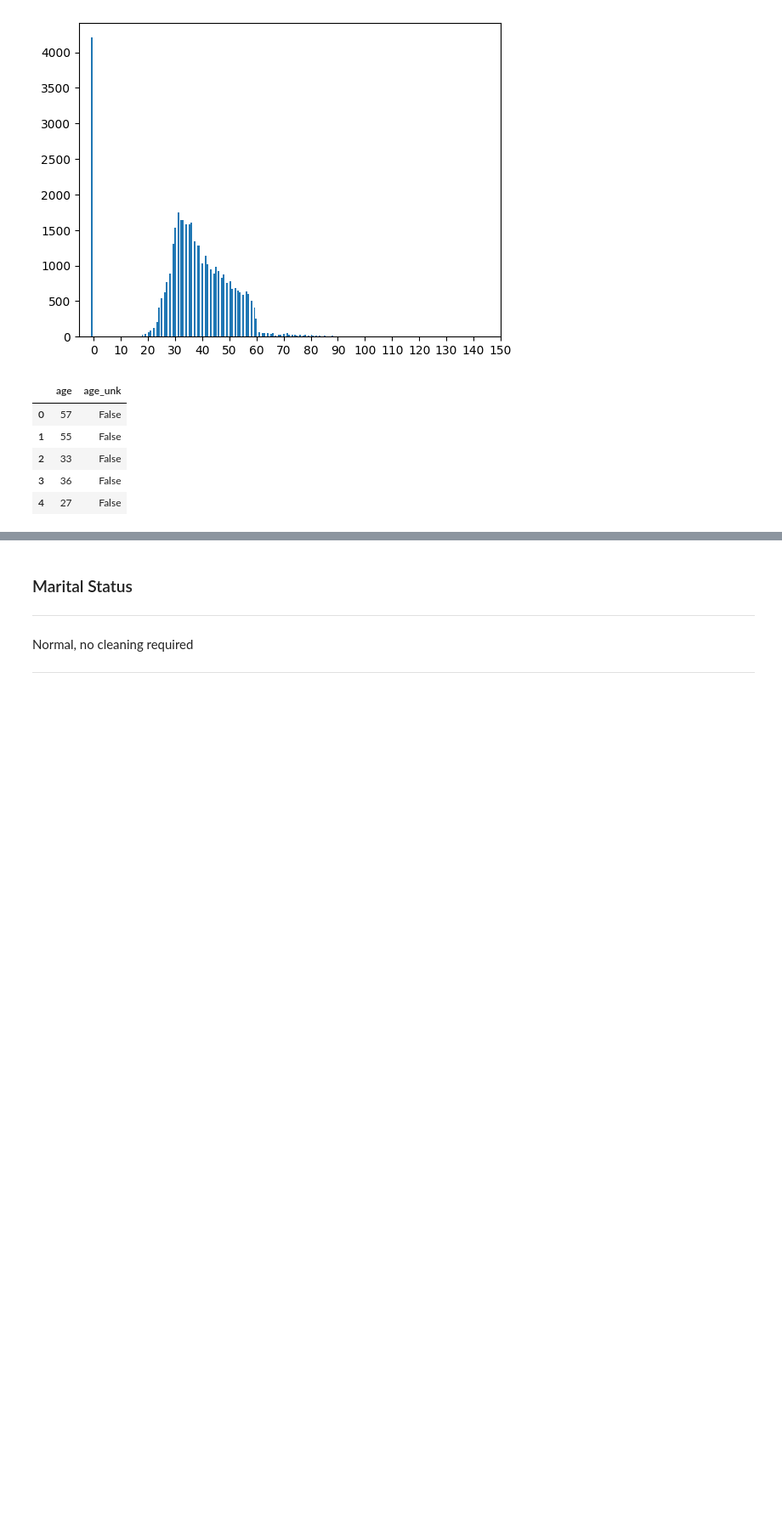
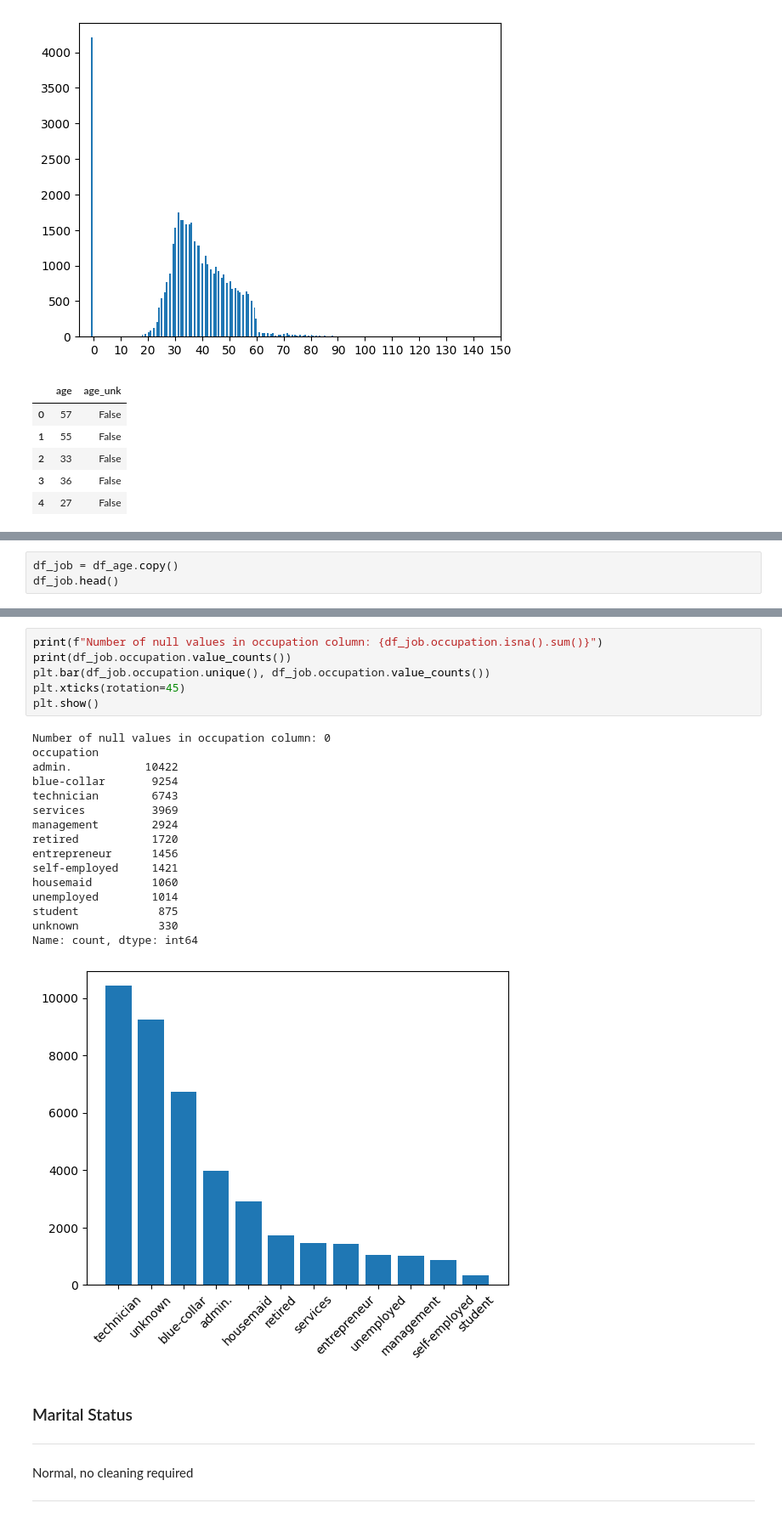
Before and after one commit to mysticshirou/EGT309-TeamJunHoe, a Jupyter notebook: eda.ipynb, the cells around one changed output, grey strips where cells are left out. Shown: that part at 85% size. Drawn from its saved outputs; the diff is of its cells as text; blank space fills up the shorter version.

Commit message:
Added cleaning for occupation column

```diff
--- a/eda.ipynb
+++ b/eda.ipynb
@@ -167,0 +174,3 @@ df_age.loc[:, ["age", "age_unk"]].head()
+# %%
+df_job = df_age.copy()
+df_job.head()
@@ -168,3 +184,26 @@ df_age.loc[:, ["age", "age_unk"]].head()
+# %%
+print(f"Number of null values in occupation column: {df_job.occupation.isna().sum()}")
+print(df_job.occupation.value_counts())
+plt.bar(df_job.occupation.unique(), df_job.occupation.value_counts())
+plt.xticks(rotation=45)
+plt.show()
+# %% [output]
+Number of null values in occupation column: 0
+occupation
+admin.           10422
+blue-collar       9254
+technician        6743
+services          3969
+management        2924
+retired           1720
+entrepreneur      1456
+self-employed     1421
+housemaid         1060
+unemployed        1014
+student            875
+unknown            330
+Name: count, dtype: int64
+[figure, added]
 # %% [markdown]
 ### Marital Status
 ---
```
Also changed, not shown: parts of 3 cells of this notebook.
